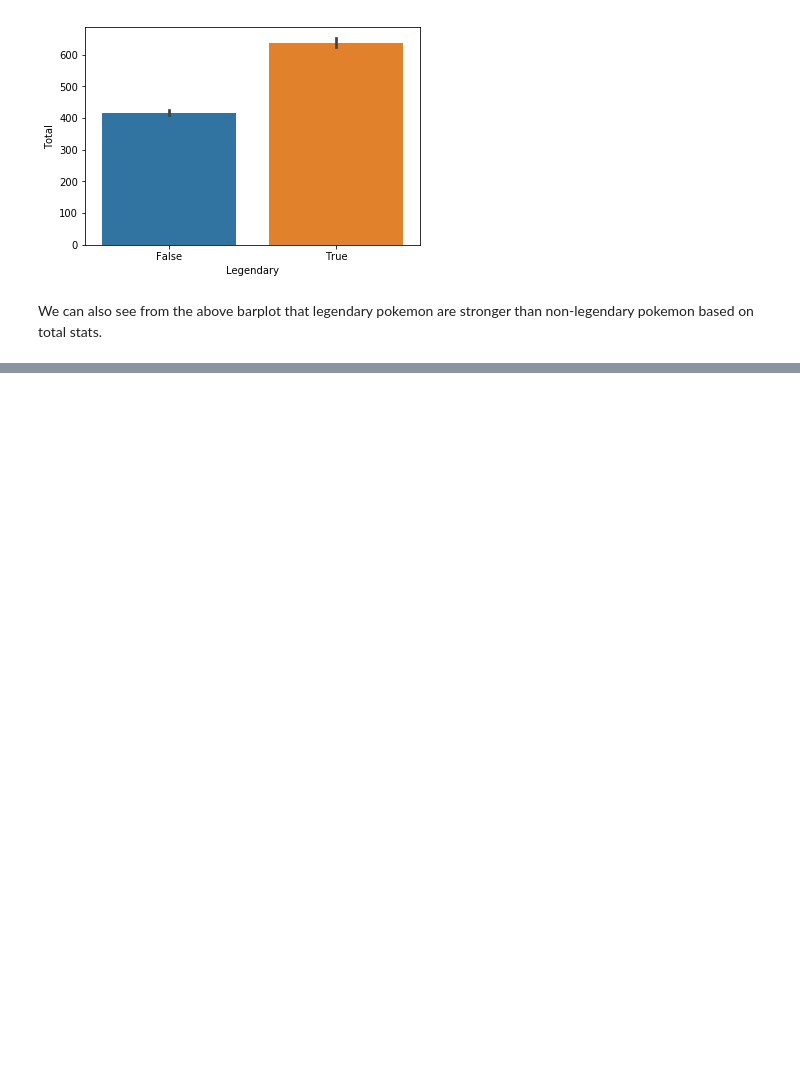
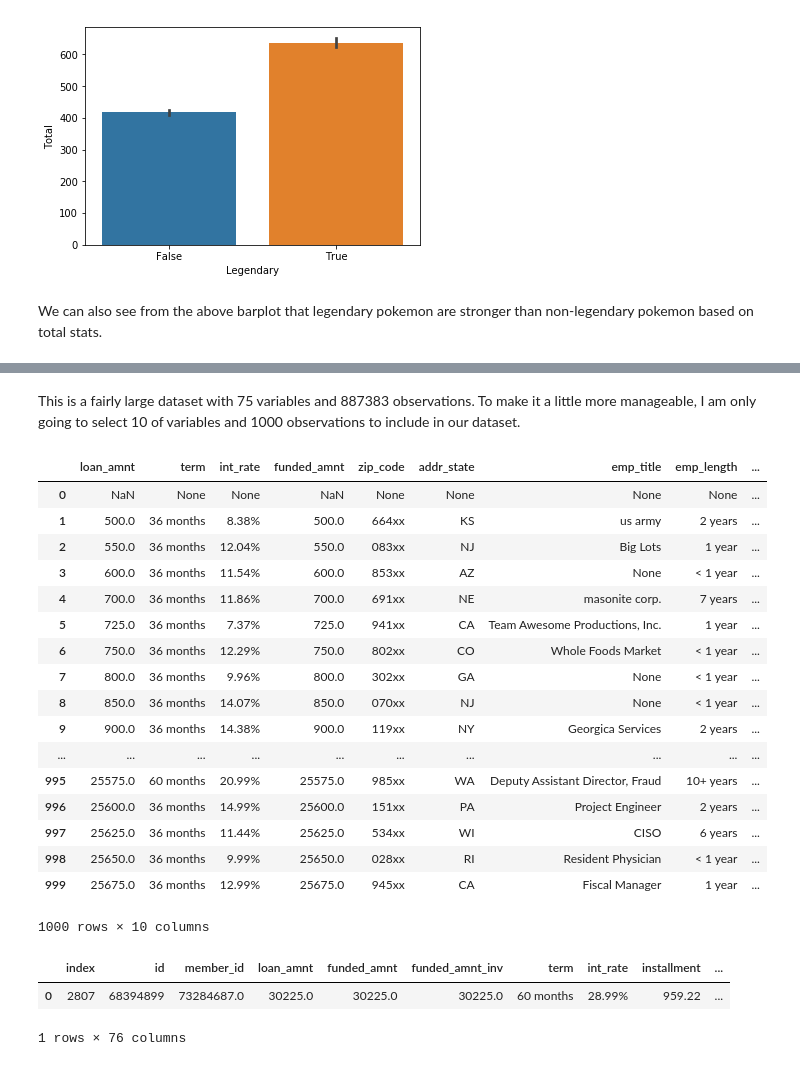
Before and after one commit to spencerrwise/homework1, a Jupyter notebook: Homework_1_Notebook.ipynb, the cells around one changed output, grey strips where cells are left out. Saved outputs shown, nothing was run; the diff lists cells and outputs as text; code cells hidden in the pictures; blank space fills up the shorter version.

```diff
--- a/Homework_1_Notebook.ipynb
+++ b/Homework_1_Notebook.ipynb
@@ -137,0 +148,3 @@ We can also see from the above barplot that legendary pokemon are stronger than
+# %%
+#reading in the LendingClub dataset downloaded from kaggle
+club  =  sqlite3.connect("C:/Users/Spencer/Dropbox/School/Fall 2018/Machine Learning/Projects/Homework_1/database.sqlite")
@@ -137,0 +168,34 @@ We can also see from the above barplot that legendary pokemon are stronger than
+# %% [markdown]
+This is a fairly large dataset with 75 variables and 887383	observations. To make it a little more manageable, I am only going to select 10 of variables and 1000 observations to include in our dataset.
+# %%
+#Selecting only 10 of the most interesting variables and cutting down observations to 1000
+club_lite = pd.read_sql_query("""select loan_amnt, term, int_rate, funded_amnt, zip_code, addr_state, emp_title, emp_length, home_ownership, grade from loan
+                    group by loan_amnt
+                    order by loan_amnt
+                    limit 1000""", club)
+club_lite
+# %% [output]
+|  | loan_amnt | term | int_rate | funded_amnt | zip_code | addr_state | emp_title | emp_length | ... |
+| 0 | NaN | None | None | NaN | None | None | None | None | ... |
+| 1 | 500.0 | 36 months | 8.38% | 500.0 | 664xx | KS | us army | 2 years | ... |
+| 2 | 550.0 | 36 months | 12.04% | 550.0 | 083xx | NJ | Big Lots | 1 year | ... |
+| 3 | 600.0 | 36 months | 11.54% | 600.0 | 853xx | AZ | None | < 1 year | ... |
+| 4 | 700.0 | 36 months | 11.86% | 700.0 | 691xx | NE | masonite corp. | 7 years | ... |
+| 5 | 725.0 | 36 months | 7.37% | 725.0 | 941xx | CA | Team Awesome Productions, Inc. | 1 year | ... |
+| 6 | 750.0 | 36 months | 12.29% | 750.0 | 802xx | CO | Whole Foods Market | < 1 year | ... |
+| 7 | 800.0 | 36 months | 9.96% | 800.0 | 302xx | GA | None | < 1 year | ... |
+| 8 | 850.0 | 36 months | 14.07% | 850.0 | 070xx | NJ | None | < 1 year | ... |
+| 9 | 900.0 | 36 months | 14.38% | 900.0 | 119xx | NY | Georgica Services | 2 years | ... |
+| ... | ... | ... | ... | ... | ... | ... | ... | ... | ... |
+| 995 | 25575.0 | 60 months | 20.99% | 25575.0 | 985xx | WA | Deputy Assistant Director, Fraud | 10+ years | ... |
+| 996 | 25600.0 | 36 months | 14.99% | 25600.0 | 151xx | PA | Project Engineer | 2 years | ... |
+| 997 | 25625.0 | 36 months | 11.44% | 25625.0 | 534xx | WI | CISO | 6 years | ... |
+| 998 | 25650.0 | 36 months | 9.99% | 25650.0 | 028xx | RI | Resident Physician | < 1 year | ... |
+| 999 | 25675.0 | 36 months | 12.99% | 25675.0 | 945xx | CA | Fiscal Manager | 1 year | ... |
+1000 rows × 10 columns
+# %%
+pd.read_sql_query("""select *, max(int_rate) from loan""", club)
+# %% [output]
+|  | index | id | member_id | loan_amnt | funded_amnt | funded_amnt_inv | term | int_rate | installment | ... |
+| 0 | 2807 | 68394899 | 73284687.0 | 30225.0 | 30225.0 | 30225.0 | 60 months | 28.99% | 959.22 | ... |
+1 rows × 76 columns
```
Also changed, not shown: parts of 7 cells of this notebook.
